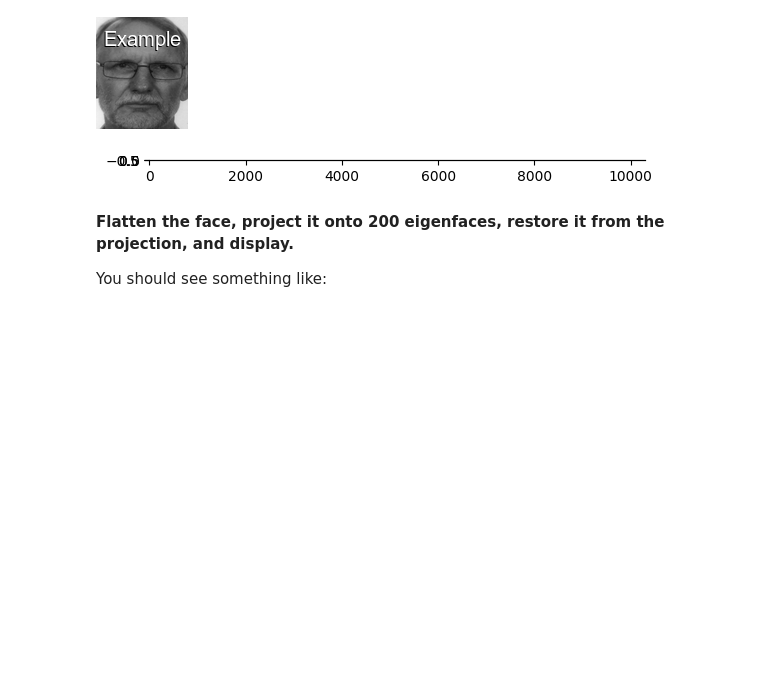
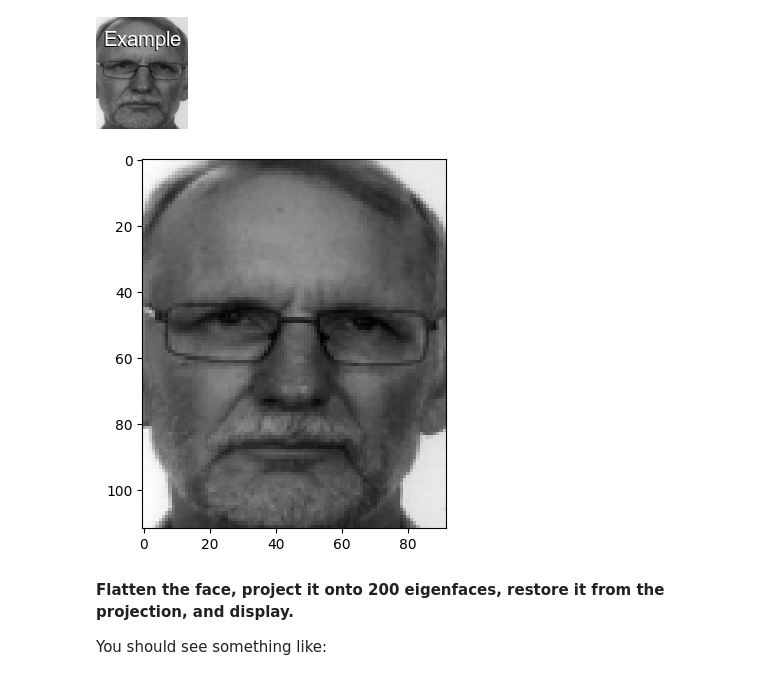
Before and after one commit to Samshabz/ML4, a Jupyter notebook: assign1/src/assign1.ipynb, the cells around one changed output. Saved outputs shown, nothing was run; the diff lists cells and outputs as text; code cells hidden in the pictures; blank space fills up the shorter version.

```diff
--- a/assign1/src/assign1.ipynb
+++ b/assign1/src/assign1.ipynb
@@ -172,11 +177,7 @@ We now project such a face. (See what happens if you try some else's face!)
 First read in the face:
 # %%
 ben = io.ImageCollection('../resources/images/Ben_bw.png')[0]
-ben = io.ImageCollection('../data/att_faces/s1/1.png')[0]
 ben = np.array(ben)
-ben
+
 
 ben_flattened = ben.flatten()
-
-# To display or use the 1D array, you can print or visualize it as needed
-print(ben_flattened)
@@ -185,8 +183,0 @@ print(ben_flattened)
-# %%
-
-ben = ben.reshape(1,-1)
-
-xcx= pcaFaces.transform(ben)
-xcx= pcaFaces.inverse_transform(xcx)
-
-plt.imshow(xcx.reshape(112,92),cmap='gray')
@@ -202,11 +190,11 @@ display(Image(filename='../resources/images/Ben_bw_wm.png'))
 # %%
 # Insert code to produce the image above (from the array!)
 
 # Display the image from the array
-plt.imshow(ben, cmap='gray')
+plt.imshow(ben.reshape(112,92),cmap='gray')
 plt.show()
 # %% [output]
-[figure, old version]
+[figure, new version]
 # %% [markdown]
 **Flatten the face, project it onto 200 eigenfaces, restore it from the projection, and display.**
 
```
Also changed, not shown: parts of 19 cells of this notebook.
